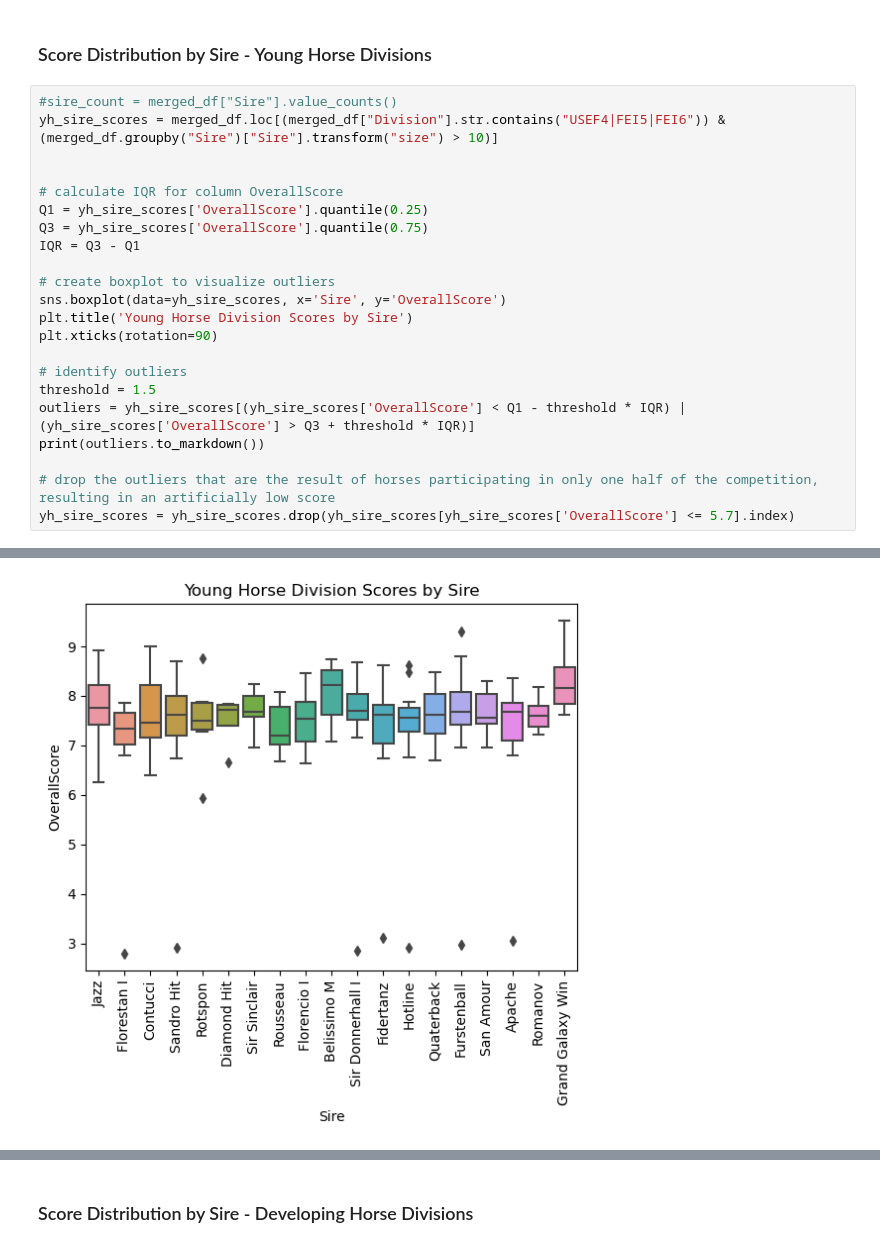
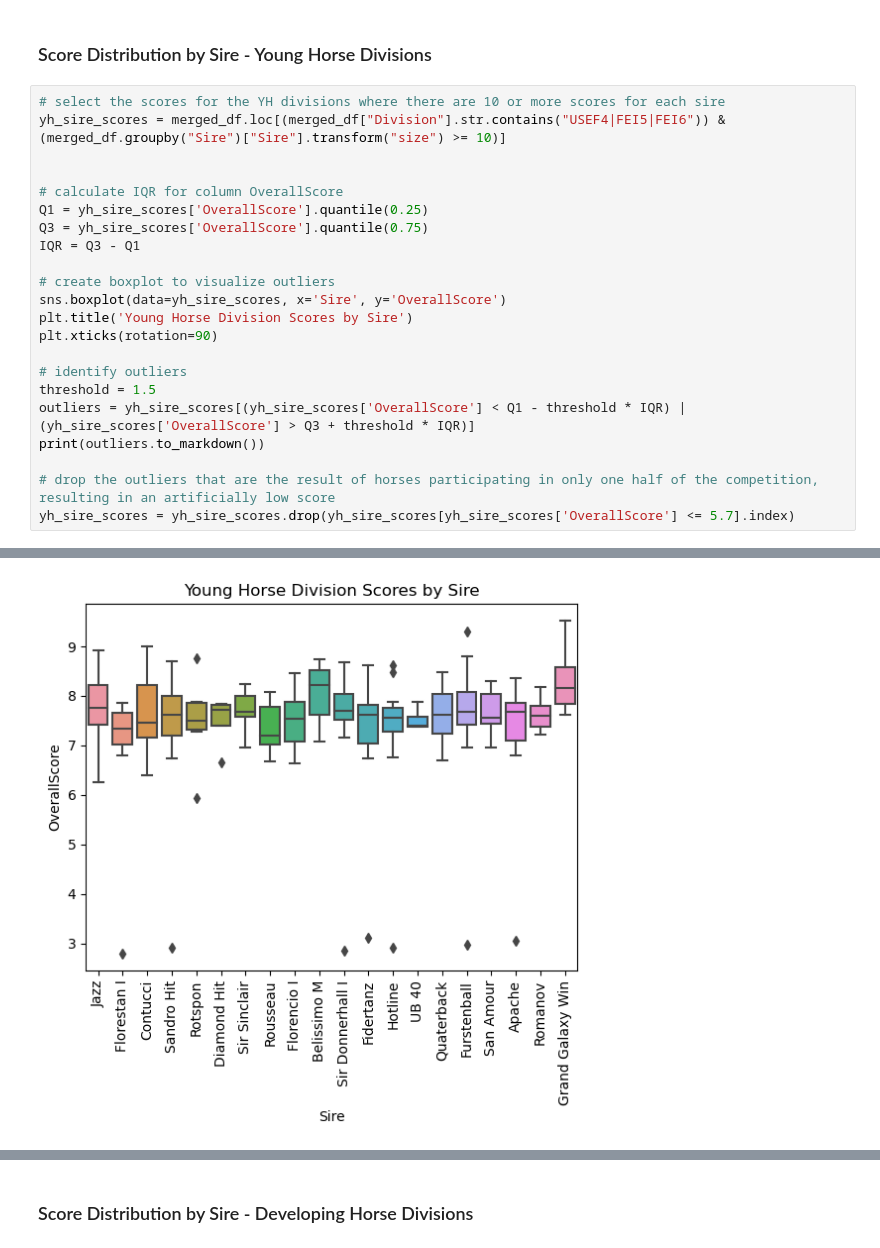
Before and after one commit to siobyrne/young-dressage-horse-program-analysis, a Jupyter notebook: younghorse.ipynb, the cells around one changed output, grey strips where cells are left out. Drawn from its saved outputs; the diff is of its cells as text.

```diff
--- a/younghorse.ipynb
+++ b/younghorse.ipynb
@@ -745,41 +816,41 @@ print(sire_score_summary.to_markdown())
 # %% [markdown]
 ### Score Distribution by Sire - Young Horse Divisions
 # %%
-#sire_count = merged_df["Sire"].value_counts()
-yh_sire_scores = merged_df.loc[(merged_df["Division"].str.contains("USEF4|FEI5|FEI6")) & (merged_df.groupby("Sire")["Sire"].transform("size") > 10)]
+# select the scores for the YH divisions where there are 10 or more scores for each sire
+yh_sire_scores = merged_df.loc[(merged_df["Division"].str.contains("USEF4|FEI5|FEI6")) & (merged_df.groupby("Sire")["Sire"].transform("size") >= 10)]
 
 
 # calculate IQR for column OverallScore
 Q1 = yh_sire_scores['OverallScore'].quantile(0.25)
 Q3 = yh_sire_scores['OverallScore'].quantile(0.75)
 IQR = Q3 - Q1
 
 # create boxplot to visualize outliers
 sns.boxplot(data=yh_sire_scores, x='Sire', y='OverallScore')
 plt.title('Young Horse Division Scores by Sire')
 plt.xticks(rotation=90)
 
 # identify outliers
 threshold = 1.5
 outliers = yh_sire_scores[(yh_sire_scores['OverallScore'] < Q1 - threshold * IQR) | (yh_sire_scores['OverallScore'] > Q3 + threshold * IQR)]
 print(outliers.to_markdown())
 
 # drop the outliers that are the result of horses participating in only one half of the competition, resulting in an artificially low score
 yh_sire_scores = yh_sire_scores.drop(yh_sire_scores[yh_sire_scores['OverallScore'] <= 5.7].index)
 # %% [output]
 |      |   Year | Division   | Horse          |   OverallPlacing | CDI Competitor   |   USDFNumber |   OverallScore | Highest Level    | Sire             | Damsire        | Country Bred   | Breeder    ...
 |-----:|-------:|:-----------|:---------------|-----------------:|:-----------------|-------------:|---------------:|:-----------------|:-----------------|:---------------|:---------------|:---------- ...
 |  208 |   2007 | USEF4      | Rebecca        |               20 | No               |      1063158 |          5.94  | Second Level     | Rotspon          | Don Pedro      | Germany        | Herbert Ha ...
 |  411 |   2011 | FEI5       | Folkestone OLD |               15 | Yes              |      1089283 |          3.112 | I-1              | Fidertanz        | Rubinstein     | Germany        | Rosmarie B ...
 |  584 |   2013 | USEF4      | Floretienne    |               14 | Yes              |      1101450 |          2.792 | Grand Prix       | Florestan I      | Jazz           | USA            | Judy Yance ...
 |  607 |   2014 | FEI6       | Dancing Hit    |               14 | No               |      1101614 |          2.904 | Prix St. Georges | Sandro Hit       | Burggraaf      | Netherlands    | G. Marsman ...
 |  731 |   2016 | FEI6       | Fling          |               13 | No               |      1117170 |          2.856 | Fourth Level     | Sir Donnerhall I | Florencio I    | USA            | Terri Wood ...
 |  758 |   2018 | FEI6       | Hotshot        |               15 | Yes              |      1117466 |          2.92  | I-2              | Hotline          | Spielberg      | USA            | David Wigh ...
 |  774 |   2016 | USEF4      | Jagger         |               14 | Yes              |      1111241 |          3.048 | Prix St. Georges | Apache           | Osmium         | Netherlands    | S. Van Zee ...
 | 1023 |   2021 | FEI5       | Glory Day      |                1 | Yes              |      1141214 |          9.518 | I-1              | Grand Galaxy Win | Deemster       | Norway         | JJ Horses  ...
 | 1151 |   2022 | USEF4      | Furst Dream    |                1 | No               |      1150621 |          9.292 | FEI 5 Year Old   | Furstenball      | Benetton Dream | Germany        | Ralf-Peter ...
 | 1170 |   2022 | USEF4      | Fantastic M.R. |               13 | No               |      1150825 |          2.976 | First Level      | Furstenball      | Sandro Hit     | Germany        | Emese Vagi ...
-[figure, old version]
+[figure, new version]
 # %%
 # create histogram of scores by sire for the Young Horse divisions
 
```
Also changed, not shown: parts of 11 cells of this notebook, 2 other files.
